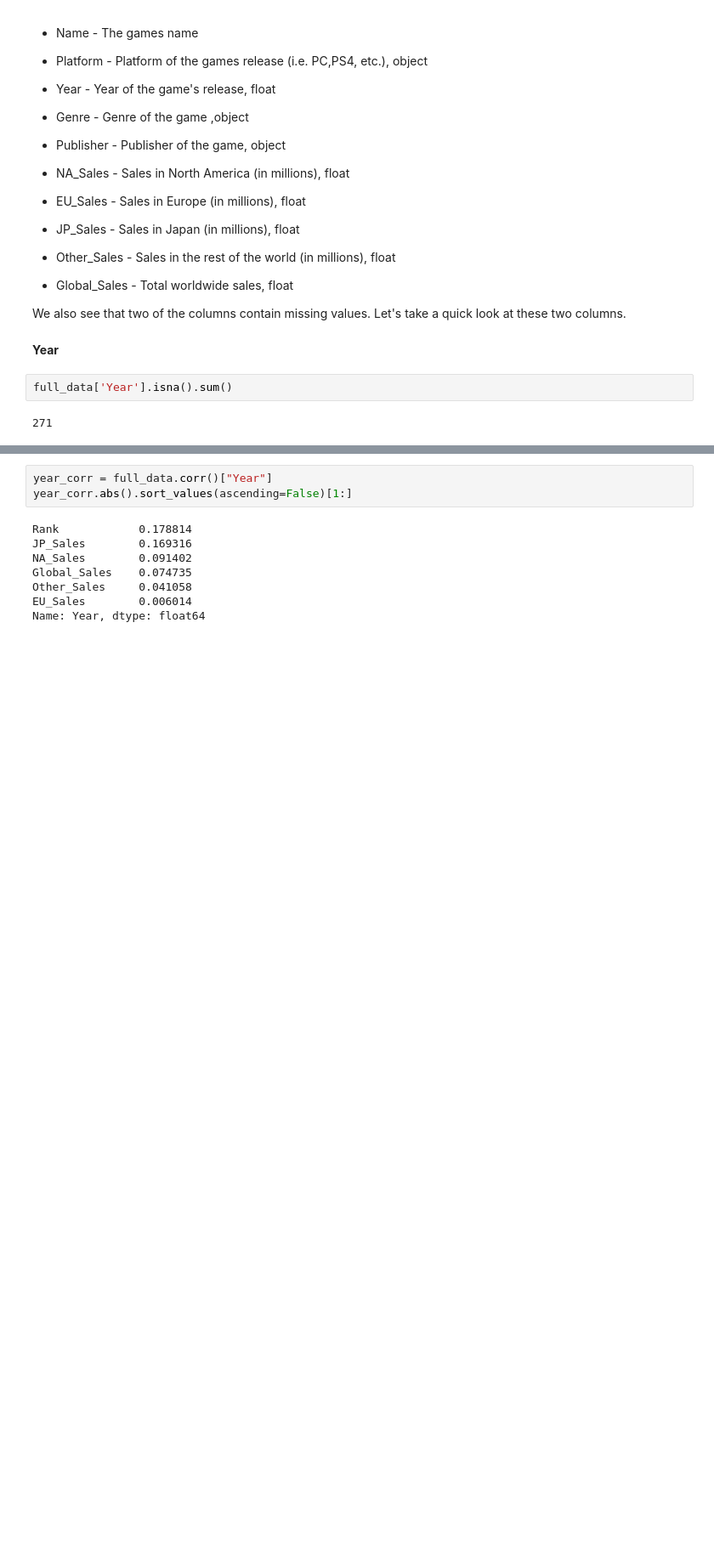
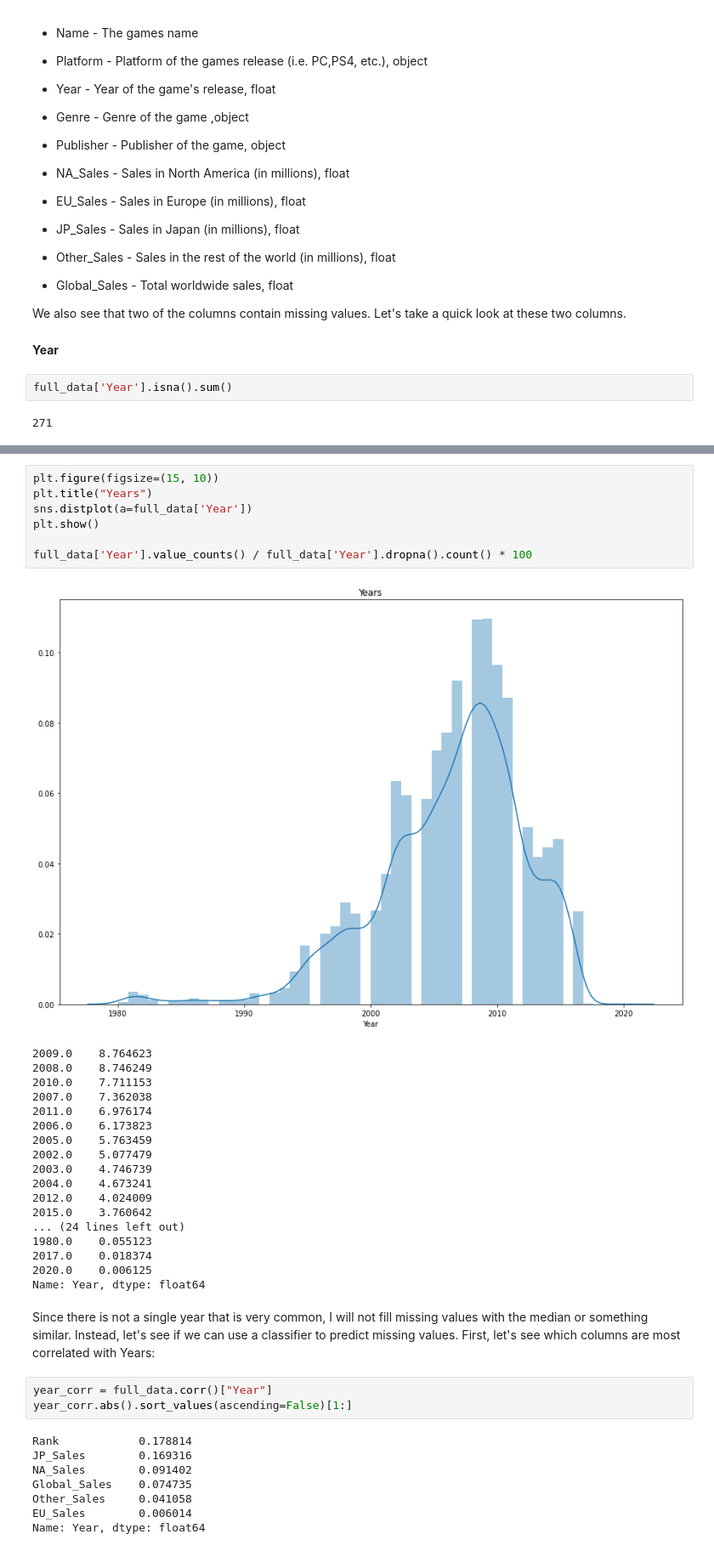
Before and after one commit to RandomY-2/Video_Game_EDA, a Jupyter notebook: video-game-data-analysis.ipynb, the cells around one changed output, grey strips where cells are left out. Shown at 85% size. Cells and saved outputs as stored; diff of their text form; blank space fills up the shorter version.

```diff
--- a/video-game-data-analysis.ipynb
+++ b/video-game-data-analysis.ipynb
@@ -161,3 +136,31 @@ full_data.loc[full_data['Year'].isna()].head(20)
+# %%
+plt.figure(figsize=(15, 10))
+plt.title("Years")
+sns.distplot(a=full_data['Year'])
+plt.show()
+
+full_data['Year'].value_counts() / full_data['Year'].dropna().count() * 100
+# %% [output]
+[figure, added]
+2009.0    8.764623
+2008.0    8.746249
+2010.0    7.711153
+2007.0    7.362038
+2011.0    6.976174
+2006.0    6.173823
+2005.0    5.763459
+2002.0    5.077479
+2003.0    4.746739
+2004.0    4.673241
+2012.0    4.024009
+2015.0    3.760642
+... (24 lines left out)
+1980.0    0.055123
+2017.0    0.018374
+2020.0    0.006125
+Name: Year, dtype: float64
+# %% [markdown]
+Since there is not a single year that is very common, I will not fill missing values with the median or something similar. Instead, let's see if we can use a classifier to predict missing values. First, let's see which columns are most correlated with Years:
 # %%
 year_corr = full_data.corr()["Year"]
 year_corr.abs().sort_values(ascending=False)[1:]
```
Also changed, not shown: parts of 56 cells of this notebook, 6 other files.
